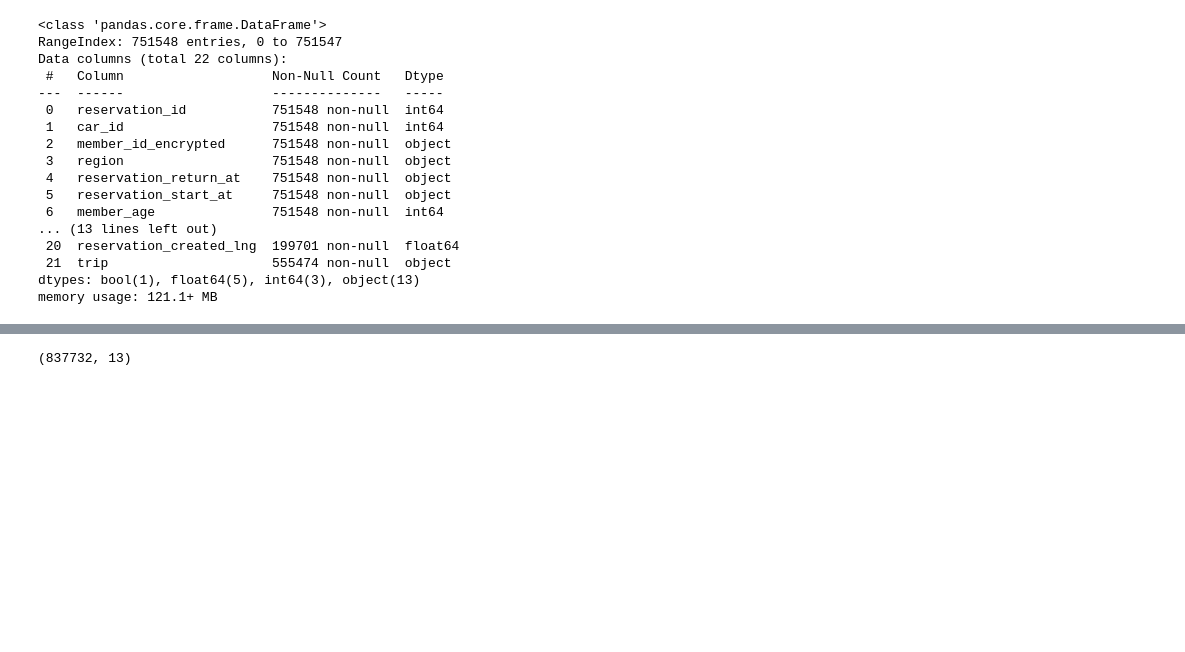
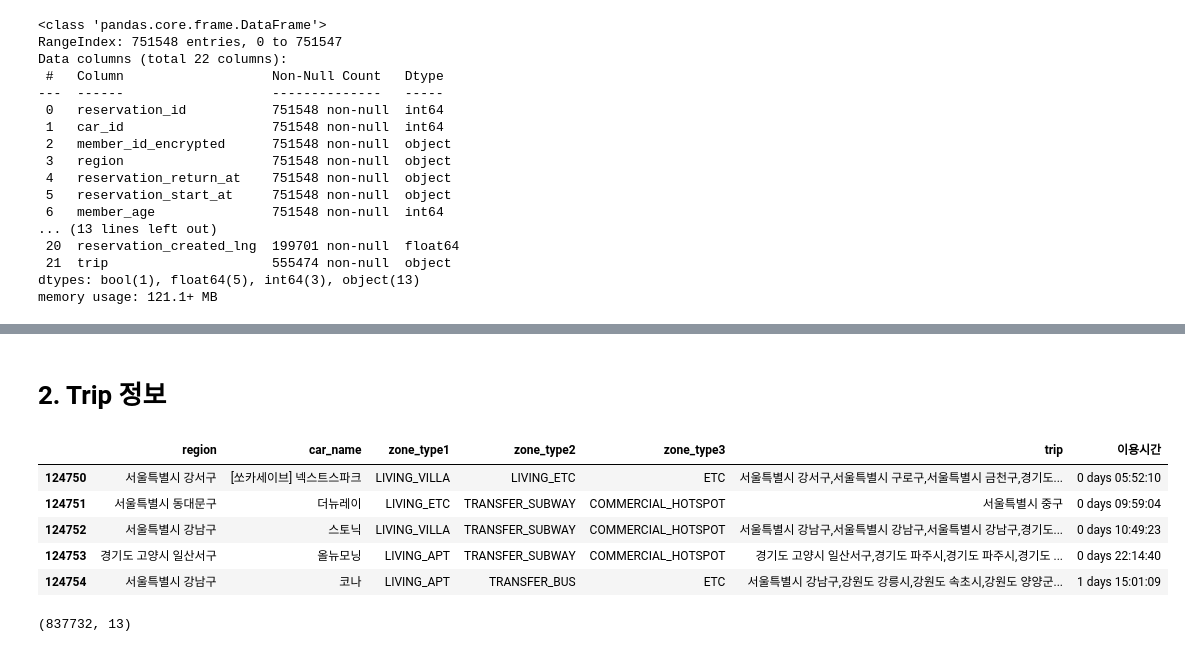
Before and after one commit to easttuna/Sodascar_User-clustering-and-classification-model-based-on-usage-history, a Jupyter notebook: EDA.ipynb, the cells around one changed output, grey strips where cells are left out. Saved outputs shown, nothing was run; the diff lists cells and outputs as text; code cells hidden in the pictures; blank space fills up the shorter version.

```diff
--- a/EDA.ipynb
+++ b/EDA.ipynb
@@ -90,0 +120,4 @@ plt.hist(data['member_age'], bins=10)
+# %%
+data['member_created_date'] = pd.to_datetime(data['member_created_date'])
+data['가입후_이용기간']=((data['reservation_start_at'] - data['member_created_date']))
+#data.head()
@@ -91,3 +151,15 @@ plt.hist(data['member_age'], bins=10)
+# %% [markdown]
+# 2. Trip 정보
+# %%
+df = data[['region', 'car_name', 'zone_type1', 'zone_type2','zone_type3','trip','이용시간']]
+df.tail()
+# %% [output]
+|  | region | car_name | zone_type1 | zone_type2 | zone_type3 | trip | 이용시간 |
+| 124750 | 서울특별시 강서구 | [쏘카세이브] 넥스트스파크 | LIVING_VILLA | LIVING_ETC | ETC | 서울특별시 강서구,서울특별시 구로구,서울특별시 금천구,경기도... | 0 days 05:52:10 |
+| 124751 | 서울특별시 동대문구 | 더뉴레이 | LIVING_ETC | TRANSFER_SUBWAY | COMMERCIAL_HOTSPOT | 서울특별시 중구 | 0 days 09:59:04 |
+| 124752 | 서울특별시 강남구 | 스토닉 | LIVING_VILLA | TRANSFER_SUBWAY | COMMERCIAL_HOTSPOT | 서울특별시 강남구,서울특별시 강남구,서울특별시 강남구,경기도... | 0 days 10:49:23 |
+| 124753 | 경기도 고양시 일산서구 | 올뉴모닝 | LIVING_APT | TRANSFER_SUBWAY | COMMERCIAL_HOTSPOT | 경기도 고양시 일산서구,경기도 파주시,경기도 파주시,경기도 ... | 0 days 22:14:40 |
+| 124754 | 서울특별시 강남구 | 코나 | LIVING_APT | TRANSFER_BUS | ETC | 서울특별시 강남구,강원도 강릉시,강원도 속초시,강원도 양양군... | 1 days 15:01:09 |
 # %%
 data.shape
 # %% [output]
```
Also changed, not shown: parts of 13 cells of this notebook.
